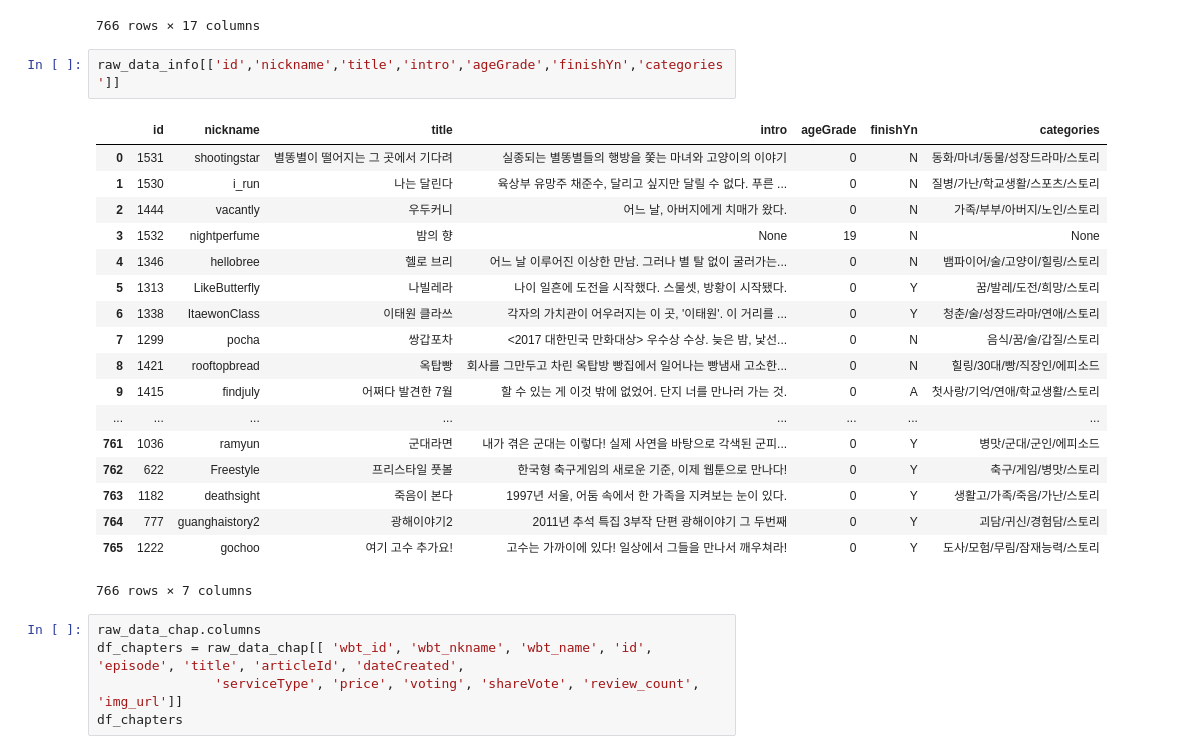
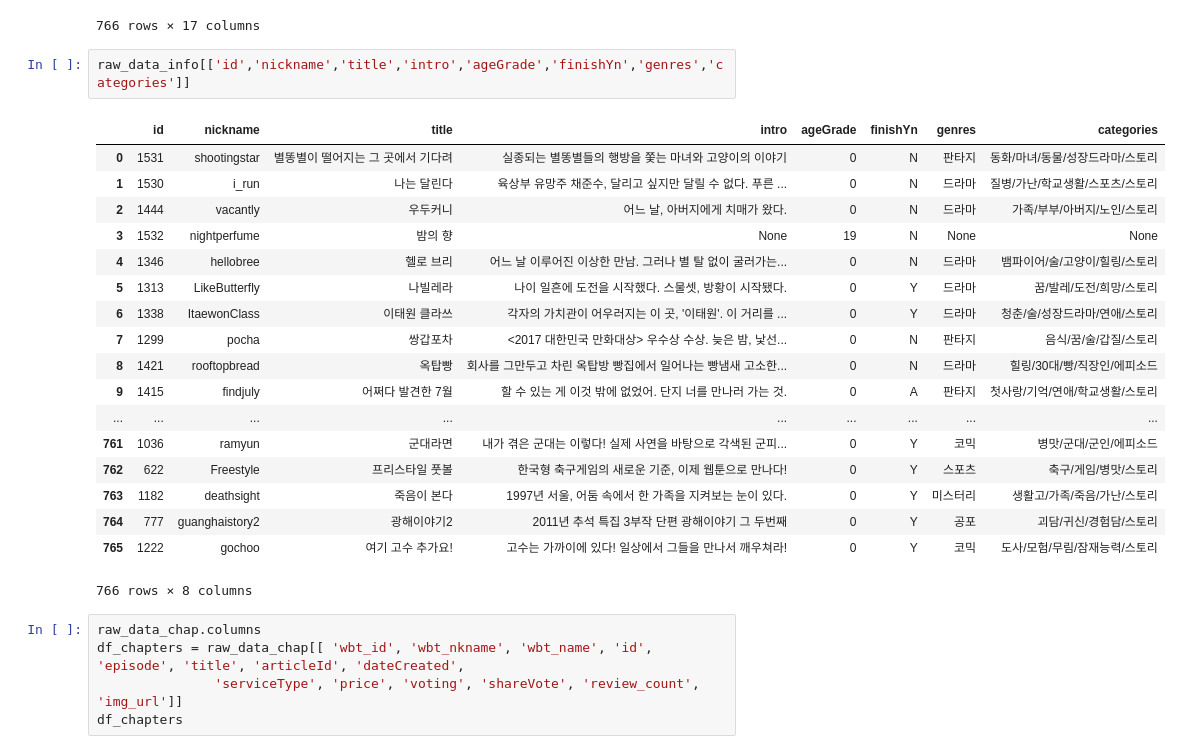
Before and after one commit to brightscannon/Webtoon_recommand_system, a Jupyter notebook: 1_Daum_EDA.ipynb, the cells around one changed output. Drawn from its saved outputs; the diff is of its cells as text.

```diff
--- a/1_Daum_EDA.ipynb
+++ b/1_Daum_EDA.ipynb
@@ -105,26 +105,26 @@ raw_data_info
 | 765 | 765 | 1222 | gochoo | 여기 고수 추가요! | Y | 0 | N | 20150703094553 | 0 | 3.404768 | ... |
 766 rows × 17 columns
 # %%
-raw_data_info[['id','nickname','title','intro','ageGrade','finishYn','categories']]
+raw_data_info[['id','nickname','title','intro','ageGrade','finishYn','genres','categories']]
 # %% [output]
-|  | id | nickname | title | intro | ageGrade | finishYn | categories |
-| 0 | 1531 | shootingstar | 별똥별이 떨어지는 그 곳에서 기다려 | 실종되는 별똥별들의 행방을 쫓는 마녀와 고양이의 이야기 | 0 | N | 동화/마녀/동물/성장드라마/스토리 |
-| 1 | 1530 | i_run | 나는 달린다 | 육상부 유망주 채준수, 달리고 싶지만 달릴 수 없다. 푸른 ... | 0 | N | 질병/가난/학교생활/스포츠/스토리 |
-| 2 | 1444 | vacantly | 우두커니 | 어느 날, 아버지에게 치매가 왔다. | 0 | N | 가족/부부/아버지/노인/스토리 |
-| 3 | 1532 | nightperfume | 밤의 향 | None | 19 | N | None |
-| 4 | 1346 | hellobree | 헬로 브리 | 어느 날 이루어진 이상한 만남. 그러나 별 탈 없이 굴러가는... | 0 | N | 뱀파이어/술/고양이/힐링/스토리 |
-| 5 | 1313 | LikeButterfly | 나빌레라 | 나이 일흔에 도전을 시작했다. 스물셋, 방황이 시작됐다. | 0 | Y | 꿈/발레/도전/희망/스토리 |
-| 6 | 1338 | ItaewonClass | 이태원 클라쓰 | 각자의 가치관이 어우러지는 이 곳, '이태원'. 이 거리를 ... | 0 | Y | 청춘/술/성장드라마/연애/스토리 |
-| 7 | 1299 | pocha | 쌍갑포차 | <2017 대한민국 만화대상> 우수상 수상. 늦은 밤, 낯선... | 0 | N | 음식/꿈/술/갑질/스토리 |
-| 8 | 1421 | rooftopbread | 옥탑빵 | 회사를 그만두고 차린 옥탑방 빵집에서 일어나는 빵냄새 고소한... | 0 | N | 힐링/30대/빵/직장인/에피소드 |
-| 9 | 1415 | findjuly | 어쩌다 발견한 7월 | 할 수 있는 게 이것 밖에 없었어. 단지 너를 만나러 가는 것. | 0 | A | 첫사랑/기억/연애/학교생활/스토리 |
-| ... | ... | ... | ... | ... | ... | ... | ... |
-| 761 | 1036 | ramyun | 군대라면 | 내가 겪은 군대는 이렇다! 실제 사연을 바탕으로 각색된 군피... | 0 | Y | 병맛/군대/군인/에피소드 |
-| 762 | 622 | Freestyle | 프리스타일 풋볼 | 한국형 축구게임의 새로운 기준, 이제 웹툰으로 만나다! | 0 | Y | 축구/게임/병맛/스토리 |
-| 763 | 1182 | deathsight | 죽음이 본다 | 1997년 서울, 어둠 속에서 한 가족을 지켜보는 눈이 있다. | 0 | Y | 생활고/가족/죽음/가난/스토리 |
-| 764 | 777 | guanghaistory2 | 광해이야기2 | 2011년 추석 특집 3부작 단편 광해이야기 그 두번째 | 0 | Y | 괴담/귀신/경험담/스토리 |
-| 765 | 1222 | gochoo | 여기 고수 추가요! | 고수는 가까이에 있다! 일상에서 그들을 만나서 깨우쳐라! | 0 | Y | 도사/모험/무림/잠재능력/스토리 |
+|  | id | nickname | title | intro | ageGrade | finishYn | genres | categories |
+| 0 | 1531 | shootingstar | 별똥별이 떨어지는 그 곳에서 기다려 | 실종되는 별똥별들의 행방을 쫓는 마녀와 고양이의 이야기 | 0 | N | 판타지 | 동화/마녀/동물/성장드라마/스토리 |
+| 1 | 1530 | i_run | 나는 달린다 | 육상부 유망주 채준수, 달리고 싶지만 달릴 수 없다. 푸른 ... | 0 | N | 드라마 | 질병/가난/학교생활/스포츠/스토리 |
+| 2 | 1444 | vacantly | 우두커니 | 어느 날, 아버지에게 치매가 왔다. | 0 | N | 드라마 | 가족/부부/아버지/노인/스토리 |
+| 3 | 1532 | nightperfume | 밤의 향 | None | 19 | N | None | None |
+| 4 | 1346 | hellobree | 헬로 브리 | 어느 날 이루어진 이상한 만남. 그러나 별 탈 없이 굴러가는... | 0 | N | 드라마 | 뱀파이어/술/고양이/힐링/스토리 |
+| 5 | 1313 | LikeButterfly | 나빌레라 | 나이 일흔에 도전을 시작했다. 스물셋, 방황이 시작됐다. | 0 | Y | 드라마 | 꿈/발레/도전/희망/스토리 |
+| 6 | 1338 | ItaewonClass | 이태원 클라쓰 | 각자의 가치관이 어우러지는 이 곳, '이태원'. 이 거리를 ... | 0 | Y | 드라마 | 청춘/술/성장드라마/연애/스토리 |
+| 7 | 1299 | pocha | 쌍갑포차 | <2017 대한민국 만화대상> 우수상 수상. 늦은 밤, 낯선... | 0 | N | 판타지 | 음식/꿈/술/갑질/스토리 |
+| 8 | 1421 | rooftopbread | 옥탑빵 | 회사를 그만두고 차린 옥탑방 빵집에서 일어나는 빵냄새 고소한... | 0 | N | 드라마 | 힐링/30대/빵/직장인/에피소드 |
+| 9 | 1415 | findjuly | 어쩌다 발견한 7월 | 할 수 있는 게 이것 밖에 없었어. 단지 너를 만나러 가는 것. | 0 | A | 판타지 | 첫사랑/기억/연애/학교생활/스토리 |
+| ... | ... | ... | ... | ... | ... | ... | ... | ... |
+| 761 | 1036 | ramyun | 군대라면 | 내가 겪은 군대는 이렇다! 실제 사연을 바탕으로 각색된 군피... | 0 | Y | 코믹 | 병맛/군대/군인/에피소드 |
+| 762 | 622 | Freestyle | 프리스타일 풋볼 | 한국형 축구게임의 새로운 기준, 이제 웹툰으로 만나다! | 0 | Y | 스포츠 | 축구/게임/병맛/스토리 |
+| 763 | 1182 | deathsight | 죽음이 본다 | 1997년 서울, 어둠 속에서 한 가족을 지켜보는 눈이 있다. | 0 | Y | 미스터리 | 생활고/가족/죽음/가난/스토리 |
+| 764 | 777 | guanghaistory2 | 광해이야기2 | 2011년 추석 특집 3부작 단편 광해이야기 그 두번째 | 0 | Y | 공포 | 괴담/귀신/경험담/스토리 |
+| 765 | 1222 | gochoo | 여기 고수 추가요! | 고수는 가까이에 있다! 일상에서 그들을 만나서 깨우쳐라! | 0 | Y | 코믹 | 도사/모험/무림/잠재능력/스토리 |
-766 rows × 7 columns
+766 rows × 8 columns
 # %%
 raw_data_chap.columns
 df_chapters = raw_data_chap[[ 'wbt_id', 'wbt_nkname', 'wbt_name', 'id', 'episode', 'title', 'articleId', 'dateCreated',
```
Also changed, not shown: parts of 28 cells of this notebook.
